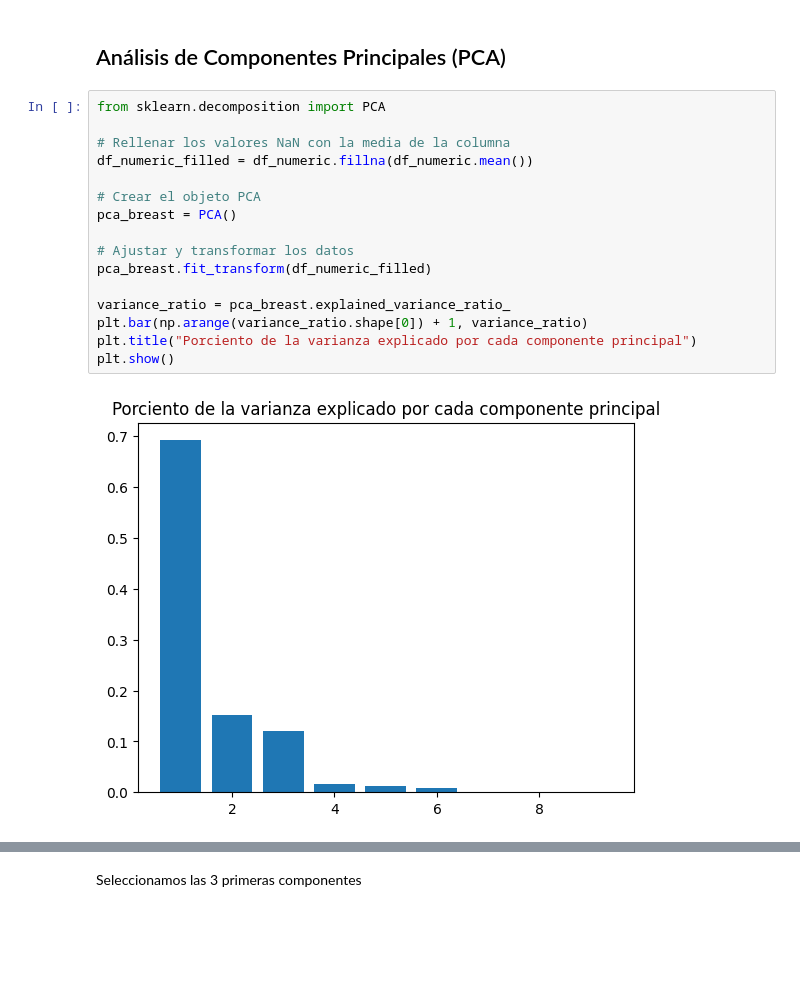
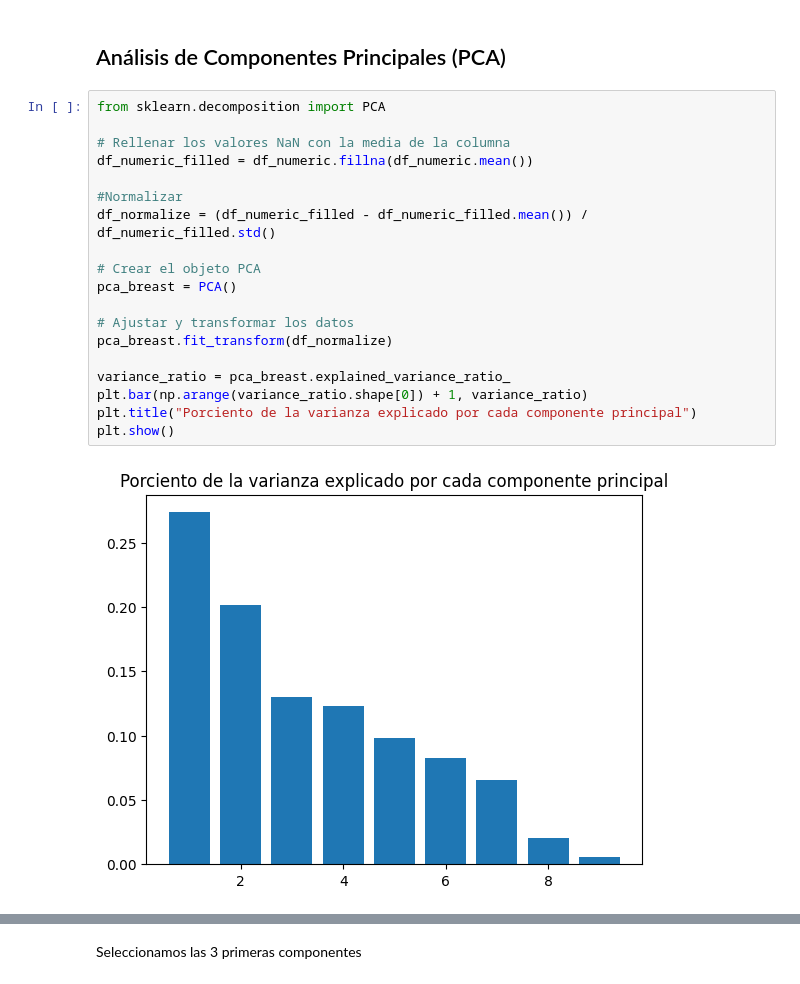
Before and after one commit to DanielMPMatCom/Israeli-Palestinian-Conflict-Statistics-Project, a Jupyter notebook: Análisis-Conflicto-Israeli-Palestino-2000-2022.ipynb, the cells around one changed output, grey strips where cells are left out. Saved outputs shown, nothing was run; the diff lists cells and outputs as text; blank space fills up the shorter version.

```diff
--- a/Análisis-Conflicto-Israeli-Palestino-2000-2022.ipynb
+++ b/Análisis-Conflicto-Israeli-Palestino-2000-2022.ipynb
@@ -1192,21 +1192,24 @@ Se cumplen los supuestos :smiley:
 # %%
 from sklearn.decomposition import PCA
 
 # Rellenar los valores NaN con la media de la columna
 df_numeric_filled = df_numeric.fillna(df_numeric.mean())
 
+#Normalizar
+df_normalize = (df_numeric_filled - df_numeric_filled.mean()) / df_numeric_filled.std()
+
 # Crear el objeto PCA
 pca_breast = PCA()
 
 # Ajustar y transformar los datos
-pca_breast.fit_transform(df_numeric_filled)
+pca_breast.fit_transform(df_normalize)
 
 variance_ratio = pca_breast.explained_variance_ratio_
 plt.bar(np.arange(variance_ratio.shape[0]) + 1, variance_ratio)
 plt.title("Porciento de la varianza explicado por cada componente principal")
 plt.show()
 # %% [output]
-[figure, old version]
+[figure, new version]
 # %%
 cum_variance = pca_breast.explained_variance_ratio_.cumsum()
 plt.stem(np.arange(variance_ratio.shape[0]) + 1, cum_variance)
```
Also changed, not shown: parts of 8 cells of this notebook.
